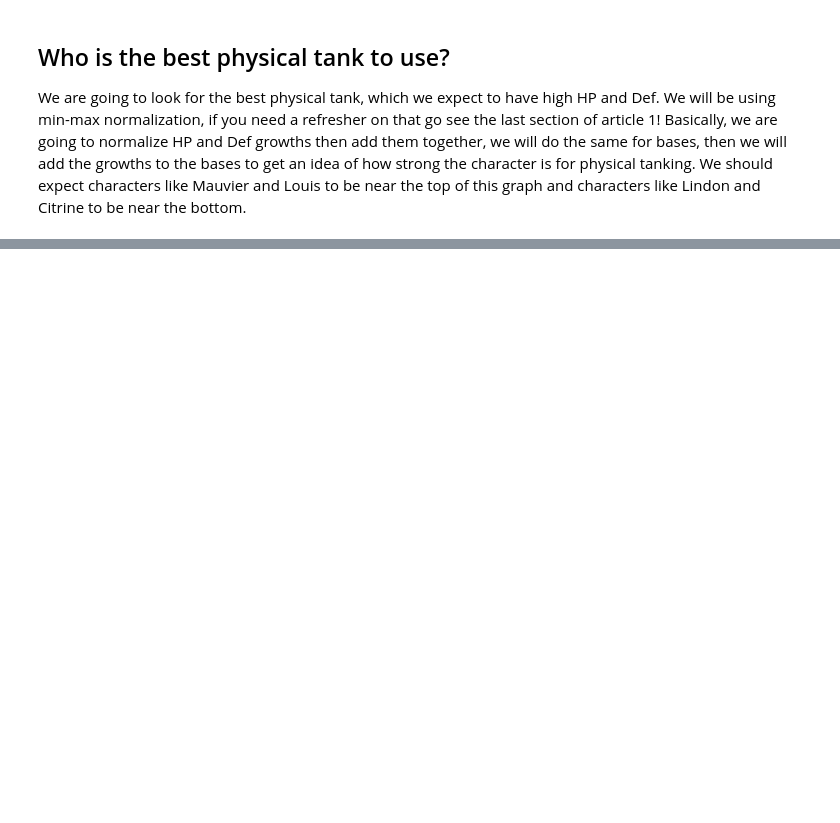
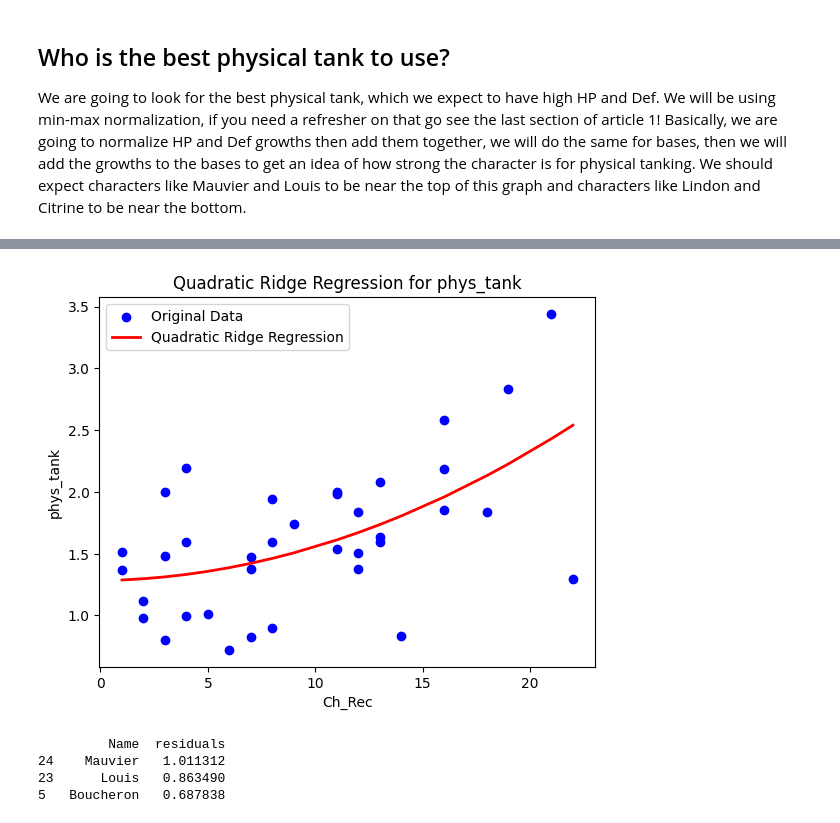
Before and after one commit to kest3869/FE_Engage, a Jupyter notebook: Article_2/Article_2_Regression.ipynb, the cells around one changed output, grey strips where cells are left out. Saved outputs shown, nothing was run; the diff lists cells and outputs as text; code cells hidden in the pictures; blank space fills up the shorter version.

Commit message:
added regression

```diff
--- a/Article_2/Article_2_Regression.ipynb
+++ b/Article_2/Article_2_Regression.ipynb
@@ -93,0 +100,36 @@ plt.show()
+# %%
+import numpy as np
+from sklearn.preprocessing import PolynomialFeatures
+from sklearn.linear_model import Ridge
+
+def regression_analysis(f_name, plot = True):
+    X = df_char_bases['Ch_Rec'].values.reshape(-1, 1)
+    y = combined_df[f_name].values
+    poly = PolynomialFeatures(degree=2)
+    X_poly = poly.fit_transform(X)
+    ridge_model = Ridge(alpha=1.0)
+    ridge_model.fit(X_poly, y)
+    y_pred = ridge_model.predict(X_poly)
+    if plot:
+        plt.scatter(X, y, color='blue', label='Original Data')
+        X_sorted = np.sort(X, axis=0)
+        X_poly_sorted = poly.transform(X_sorted)
+        y_pred_sorted = ridge_model.predict(X_poly_sorted)
+        plt.plot(X_sorted, y_pred_sorted, color='red', linewidth=2, label='Quadratic Ridge Regression')
+        plt.xlabel('Ch_Rec')
+        plt.ylabel(f_name)
+        plt.title('Quadratic Ridge Regression for ' + f_name)
+        plt.legend()
+        plt.show()
+    residuals = y - y_pred
+    combined_df['residuals'] = residuals
+    largest_outliers = combined_df[['Name', 'residuals']].sort_values(by='residuals', ascending=False)
+    print(largest_outliers[['Name', 'residuals']][:3])
+
+regression_analysis(f_name)
+# %% [output]
+[figure, added]
+         Name  residuals
+24    Mauvier   1.011312
+23      Louis   0.863490
+5   Boucheron   0.687838
```
Also changed, not shown: parts of 7 cells of this notebook.
